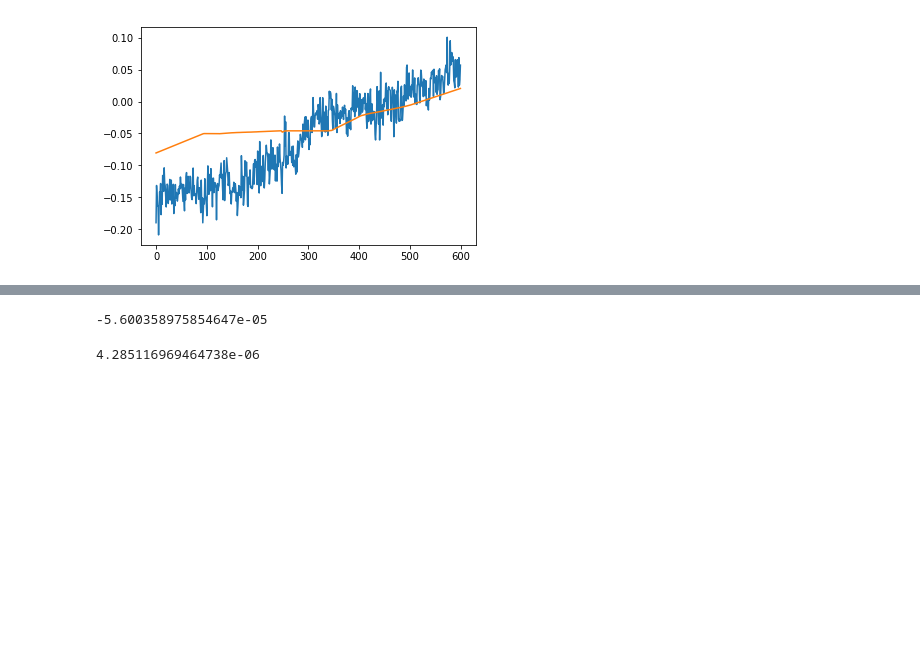
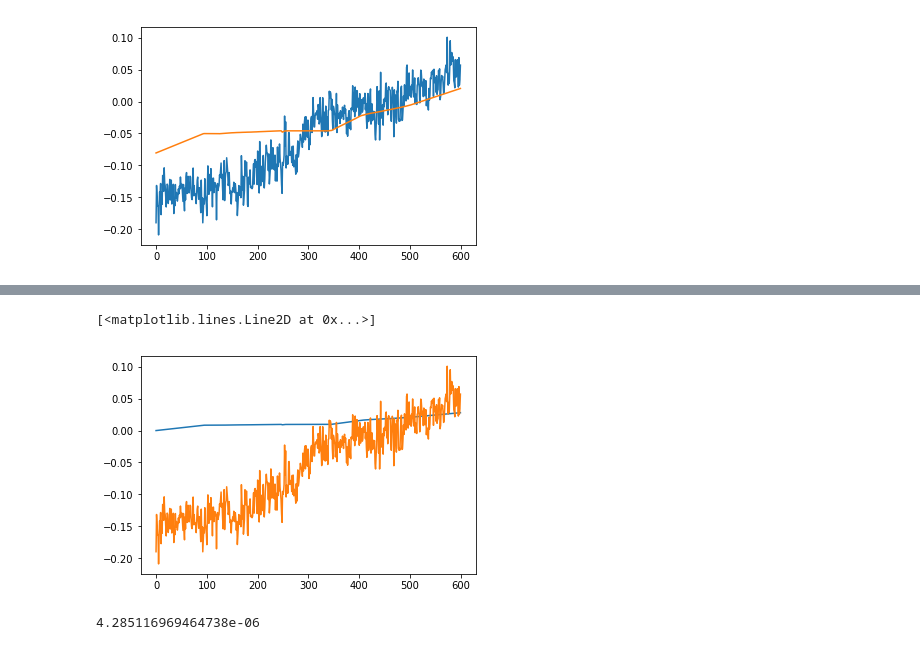
Before and after one commit to TheBobby/ADCP, a Jupyter notebook: Example.ipynb, the cells around one changed output, grey strips where cells are left out. Cells and saved outputs as stored; diff of their text form; code cells hidden in the pictures; blank space fills up the shorter version.

```diff
--- a/Example.ipynb
+++ b/Example.ipynb
@@ -548,2 +581,2 @@ import scipy.optimize as sciopt
 # %%
-sciopt.minimize(fun = RMS,x0 = [xc,yc,1e-6],args=(U_me,V_me,x,y),method='SLSQP',tol = 1e-6)
+res = sciopt.minimize(fun = Cost,x0 = [xc,yc,1e-6],args=(U_me,V_me,x,y),method='SLSQP',tol = 1e-6)['x']
@@ -581,7 +600,9 @@ ax.plot(Usint,Vsint)
-# %%
-713.14153665 - 710 - np.pi
-# %% [output]
--5.600358975854647e-05
+# %%
+plt.plot(u)
+plt.plot(U_me)
+# %% [output]
+[<matplotlib.lines.Line2D at 0x...>]
+[figure, added]
 # %%
 np.tan(713.14153665)
 # %% [output]
```
Also changed, not shown: parts of 18 cells of this notebook.
